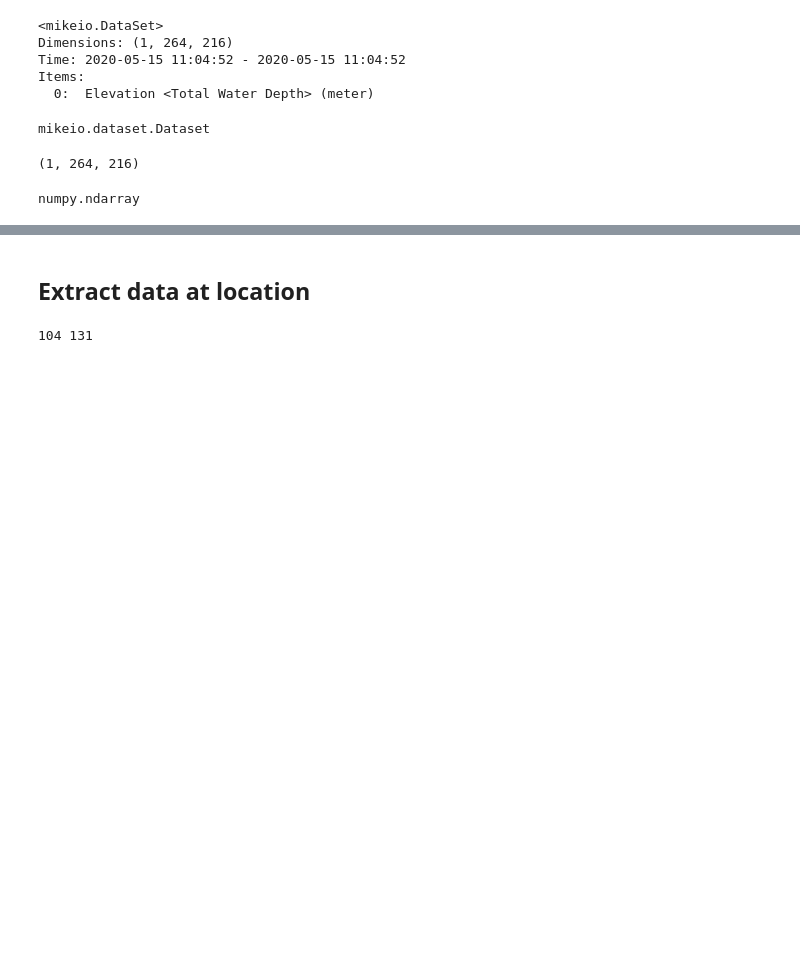
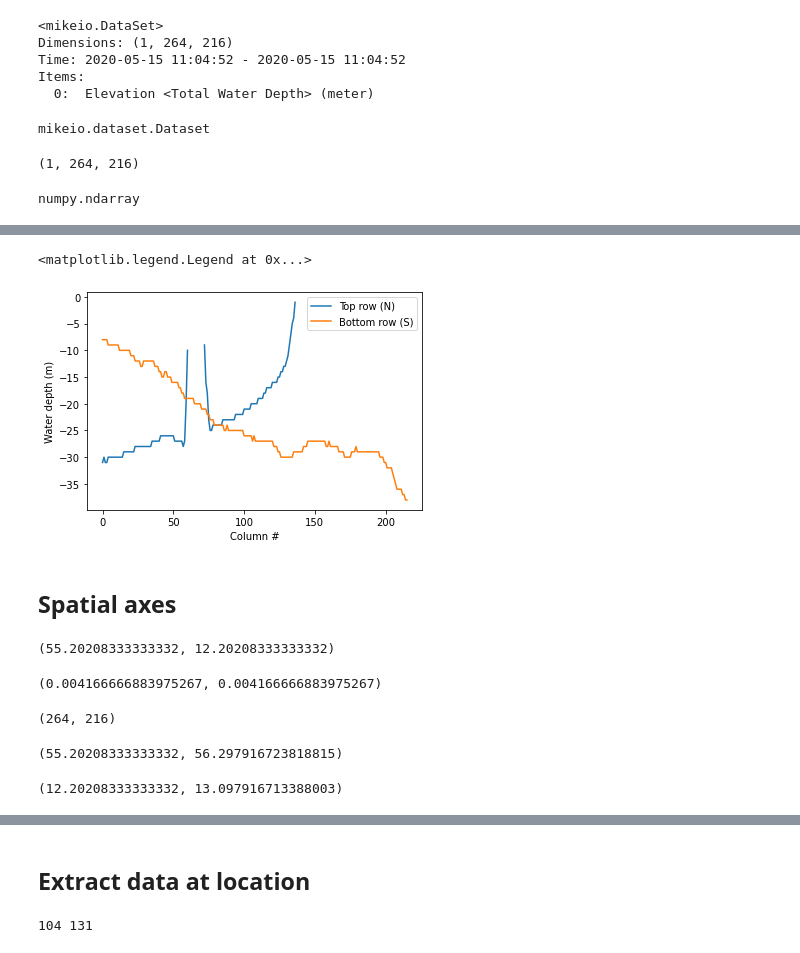
Before and after one commit to DHI/getting-started-with-mikeio, a Jupyter notebook: _sources/dfs2.ipynb, the cells around one changed output, grey strips where cells are left out. Drawn from its saved outputs; the diff is of its cells as text; code cells hidden in the pictures; blank space fills up the shorter version.

```diff
--- a/_sources/dfs2.ipynb
+++ b/_sources/dfs2.ipynb
@@ -55,0 +58,25 @@ plt.colorbar()
+# %%
+plt.plot(elevation[0,0,:], label="Top row (N)")
+plt.plot(elevation[0,-1,:], label="Bottom row (S)")
+plt.xlabel("Column #")
+plt.ylabel("Water depth (m)")
+plt.legend()
+# %% [output]
+<matplotlib.legend.Legend at 0x...>
+[figure, added]
+# %% [markdown]
+## Spatial axes
+# %%
+dfs.latitude, dfs.longitude
+# %% [output]
+(55.20208333333332, 12.20208333333332)
+# %%
+dfs.dy, dfs.dx
+# %% [output]
+(0.004166666883975267, 0.004166666883975267)
+# %%
+ny = elevation.shape[1]
+nx = elevation.shape[2]
+ny, nx
+# %% [output]
+(264, 216)
@@ -55,0 +86,8 @@ plt.colorbar()
+# %%
+lats[0], lats[-1]
+# %% [output]
+(55.20208333333332, 56.297916723818815)
+# %%
+lons[0], lons[-1]
+# %% [output]
+(12.20208333333332, 13.097916713388003)
```
Also changed, not shown: parts of 16 cells of this notebook, 16 other files.
